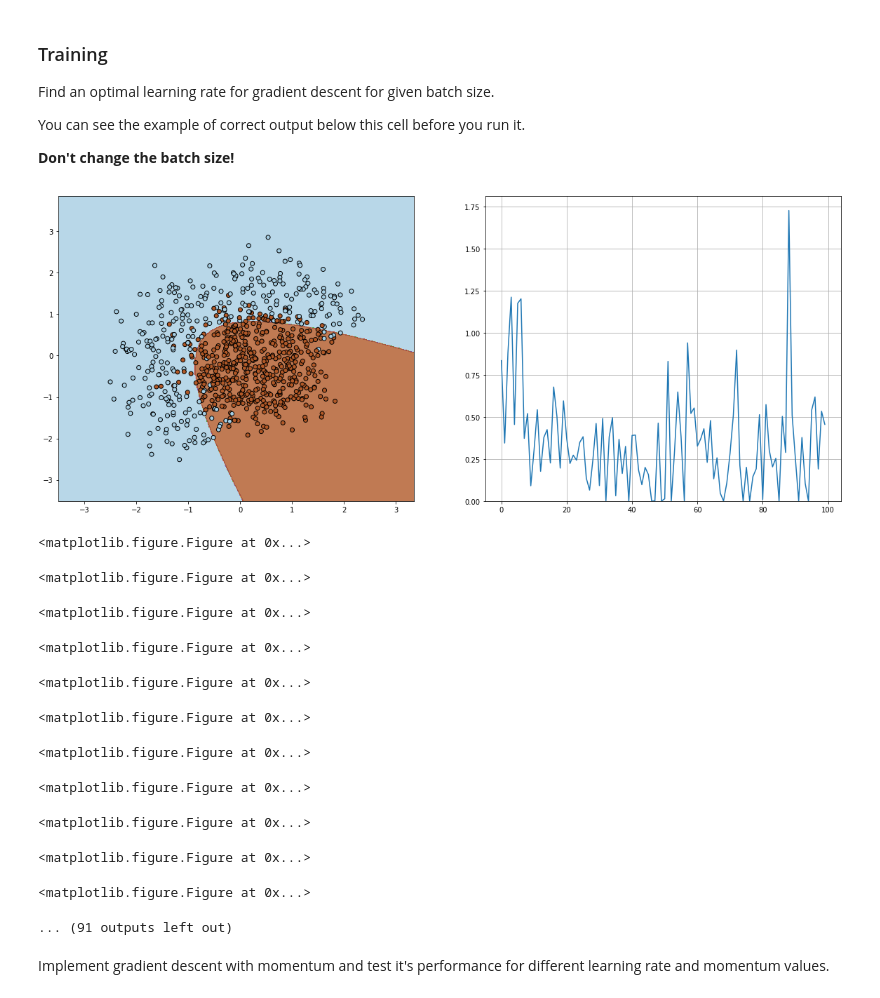
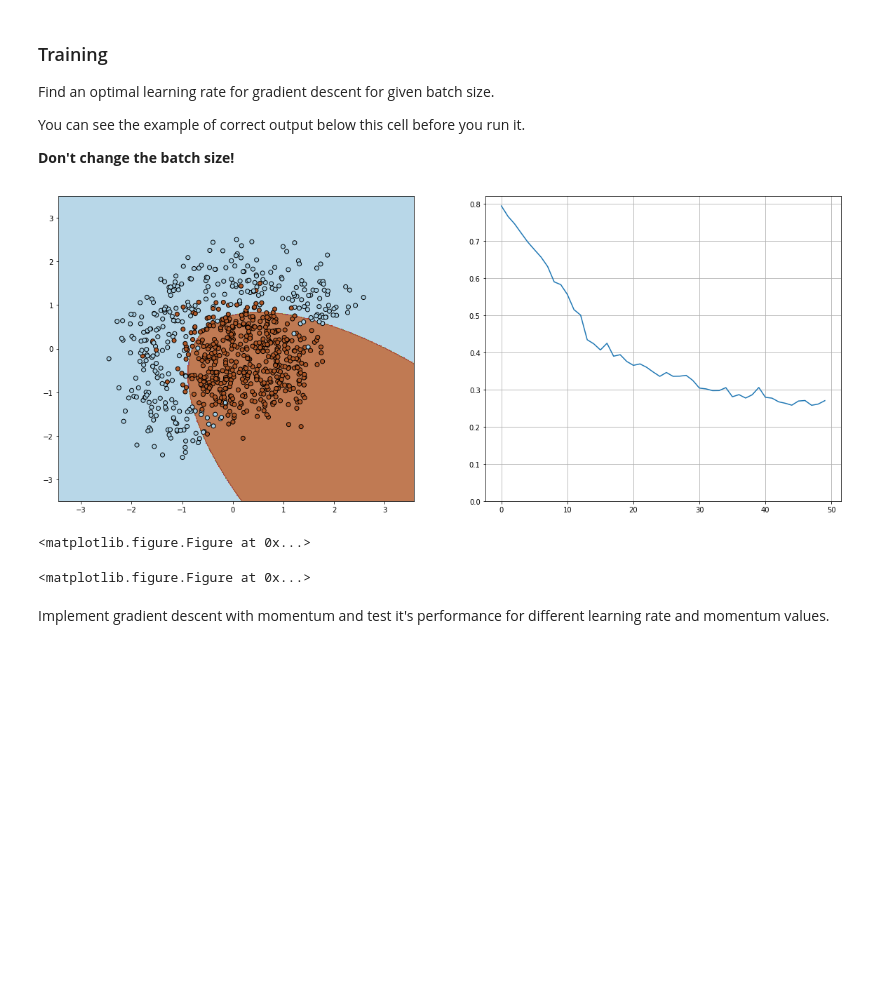
Before and after one commit to iasawseen/au_dl_course, a Jupyter notebook: seminar_2/task_1.ipynb, the cells around one changed output. Drawn from its saved outputs; the diff is of its cells as text; code cells hidden in the pictures; blank space fills up the shorter version.

```diff
--- a/seminar_2/task_1.ipynb
+++ b/seminar_2/task_1.ipynb
@@ -138,48 +138,38 @@ You can see the example of correct output below this cell before you run it.
 # %%
 alpha = 0.1 # learning rate
 
 w = np.array([1,0,0,0,0,0], dtype=np.float64)
 W = tf.Variable(w, dtype=tf.float64, name='W')
 
 L = compute_loss(X_place, Y_place, W)
 grad = compute_grad(X_place, Y_place, W)
+W_upd = update_weights(W, alpha, grad)
 
-n_iter = 50*2
+n_iter = 50
 batch_size = 4
 loss = np.zeros(n_iter)
 plt.figure(figsize=(12,5))
 
-W_upd = update_weights(W, alpha, grad)
 
 with tf.Session() as sess:
     sess.run(tf.global_variables_initializer())
 
     for i in range(n_iter):
         ind = random.sample(range(X.shape[0]), batch_size)
         X_batch = X[ind,:]
         Y_batch = y[ind].reshape((batch_size, 1))
-        g = sess.run(grad, feed_dict={X_place:X_batch, Y_place:Y_batch})
 
-        loss[i], w, g = sess.run([L, W_upd, grad], feed_dict={X_place:X_batch, Y_place:Y_batch})
-#         print(g)
-        visualize(X[ind,:], y[ind], w, loss[i], n_iter)
+        loss[i] = sess.run(L, feed_dict={X_place:X, Y_place:y.reshape((-1, 1))})
+        w, g = sess.run([W_upd, grad], feed_dict={X_place:X_batch, Y_place:Y_batch})
+
+#         visualize(X[ind,:], y[ind], w, loss[i], n_iter)
 
 visualize(X, y, w, loss, n_iter)
 plt.clf()
 # %% [output]
-[figure, old version]
+[figure, new version]
 <matplotlib.figure.Figure at 0x...>
 <matplotlib.figure.Figure at 0x...>
-<matplotlib.figure.Figure at 0x...>
-<matplotlib.figure.Figure at 0x...>
-<matplotlib.figure.Figure at 0x...>
-<matplotlib.figure.Figure at 0x...>
-<matplotlib.figure.Figure at 0x...>
-<matplotlib.figure.Figure at 0x...>
-<matplotlib.figure.Figure at 0x...>
-<matplotlib.figure.Figure at 0x...>
-<matplotlib.figure.Figure at 0x...>
-... (91 outputs left out)
 # %% [markdown]
 Implement gradient descent with momentum and test it's performance for different learning rate and momentum values.
 # %%
```
Also changed, not shown: parts of 6 cells of this notebook.
